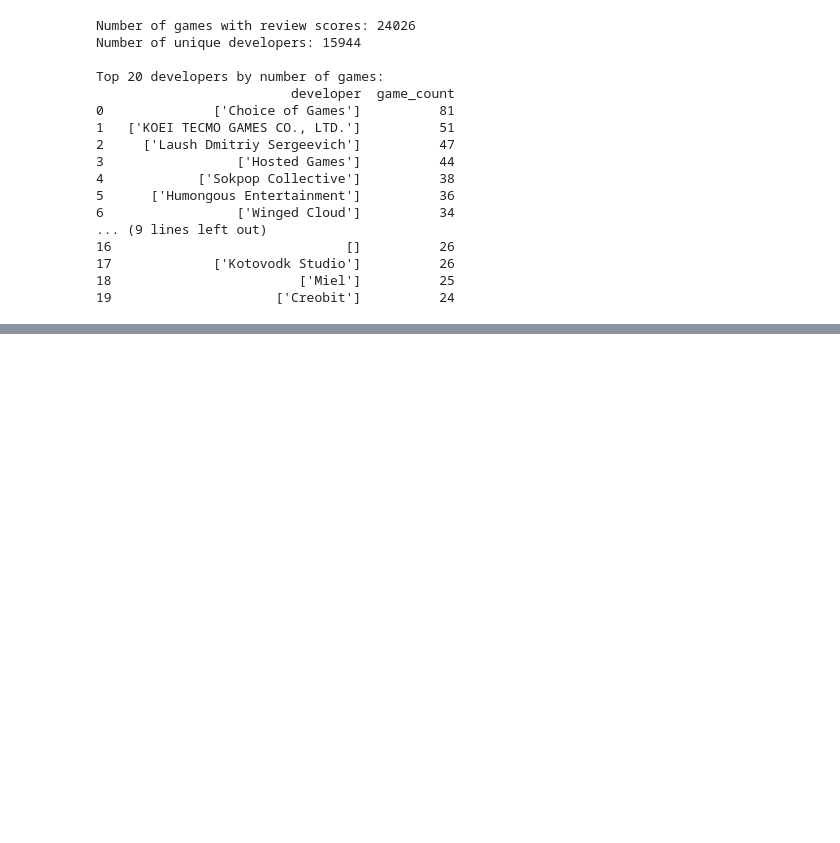
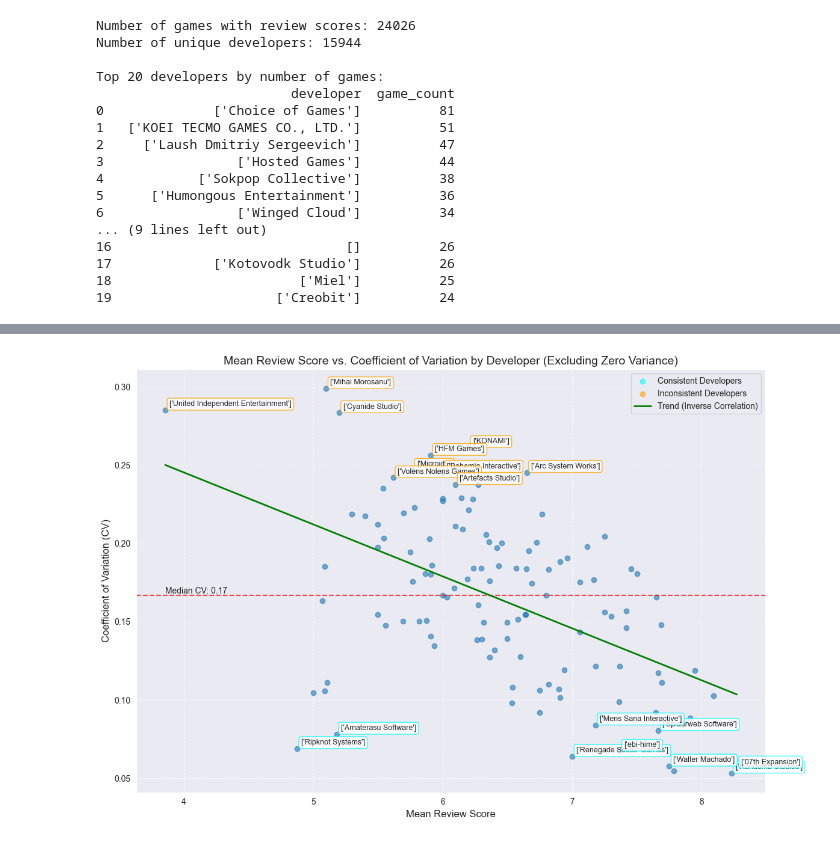
Before and after one commit to Darakuu/FAD_SteamGames_2025, a Jupyter notebook: project.ipynb, the cells around one changed output, grey strips where cells are left out. Saved outputs shown, nothing was run; the diff lists cells and outputs as text; code cells hidden in the pictures; blank space fills up the shorter version.

```diff
--- a/project.ipynb
+++ b/project.ipynb
@@ -735,3 +785,79 @@ plt.show()
+# %%
+plt.figure(figsize=(12, 8))
+plt.scatter(dev_stats_non_zero['mean'], dev_stats_non_zero['cv'], alpha=0.6)
+
+consistent = plt.scatter([], [], alpha=0.6, color='aqua', label='Consistent Developers')
+inconsistent = plt.scatter([], [], alpha=0.6, color='orange', label='Inconsistent Developers')
+
+# annotate most consistent
+for _, row in most_consistent_by_cv.head(10).iterrows():
+    if contains_only_standard_chars(row['developers']):
+        plt.annotate(
+            row['developers'],
+            xy=(row['mean'], row['cv']),
+            xytext=(5, 5),
+            textcoords='offset points',
+            fontsize=9,
+            bbox=dict(boxstyle="round,pad=0.3", fc="white", ec="aqua", alpha=0.8)
+        )
+
+# annotate most inconsistent
+for _, row in dev_stats_non_zero.sort_values('cv', ascending=False).head(10).iterrows():
+    if contains_only_standard_chars(row['developers']):
+        plt.annotate(
+            row['developers'],
+            xy=(row['mean'], row['cv']),
+            xytext=(5, 5),
+            textcoords='offset points',
+            fontsize=9,
+            bbox=dict(boxstyle="round,pad=0.3", fc="white", ec="orange", alpha=0.8)
+        )
+
+# plot median-CV line
+median_cv = dev_stats_non_zero['cv'].median()
+plt.axhline(y=median_cv, color='r', linestyle='--', alpha=0.7)
+plt.text(
+    dev_stats_non_zero['mean'].min(),
+    median_cv,
+    f'Median CV: {median_cv:.2f}',
+    va='bottom',
+    ha='left',
+    fontsize=10
+)
+
+# fit & plot inverse-correlation line
+# perform linear regression (1st-degree polynomial fit)
+slope, intercept = np.polyfit(dev_stats_non_zero['mean'], dev_stats_non_zero['cv'], 1)
+# generate x-range and corresponding y
+x_vals = np.linspace(dev_stats_non_zero['mean'].min(),
+                     dev_stats_non_zero['mean'].max(), 100)
+y_vals = slope * x_vals + intercept
+
+trend_line, = plt.plot(
+    x_vals,
+    y_vals,
+    color='green',
+    linewidth=2,
+    label='Trend (Inverse Correlation)'
+)
+
+# finalize labels, legend, grid, title
+plt.title(
+    'Mean Review Score vs. Coefficient of Variation by Developer '
+    '(Excluding Zero Variance)',
+    fontsize=14
+)
+plt.xlabel('Mean Review Score', fontsize=12)
+plt.ylabel('Coefficient of Variation (CV)', fontsize=12)
+plt.grid(True, linestyle='--', alpha=0.7)
+
+# let matplotlib pick up all labeled devs
+plt.legend(handles=[consistent, inconsistent, trend_line], loc='best')
+
+plt.tight_layout()
+plt.show()
+# %% [output]
+[figure, added]
 # %%
 # Create a horizontal bar chart for the most consistent developers (lowest cv)
 plt.figure(figsize=(12, 10))
```
Also changed, not shown: parts of 8 cells of this notebook.
